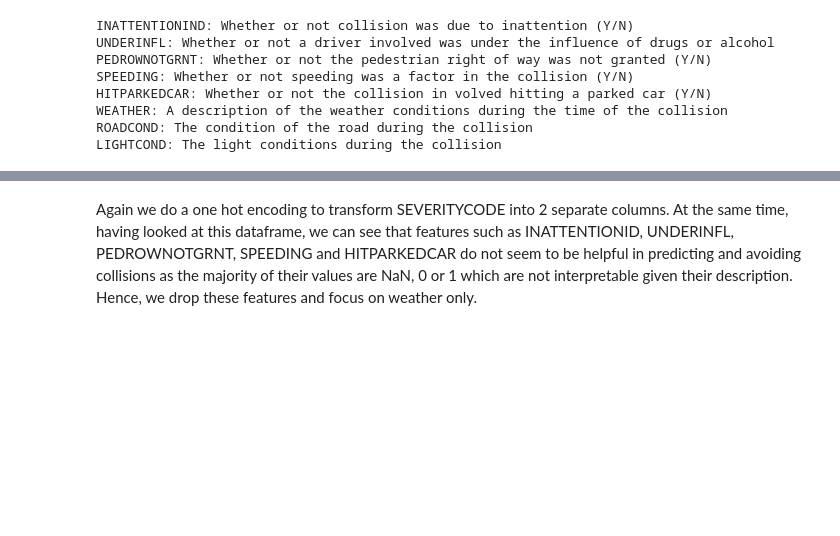
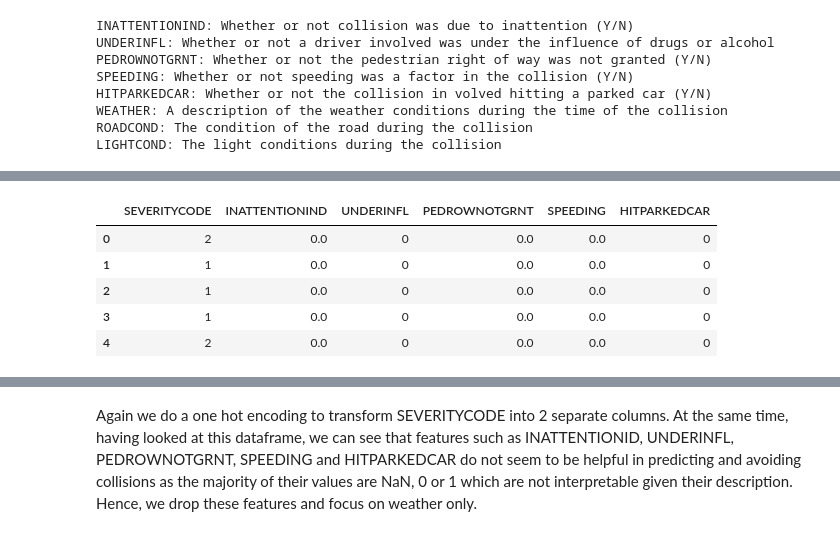
Before and after one commit to pcarugno/Coursera_Capstone, a Jupyter notebook: Coursera_Capstone/Coursera_Capstone Project - Report.ipynb, the cells around one changed output, grey strips where cells are left out. Cells and saved outputs as stored; diff of their text form; code cells hidden in the pictures; blank space fills up the shorter version.

```diff
--- a/Coursera_Capstone/Coursera_Capstone Project - Report.ipynb
+++ b/Coursera_Capstone/Coursera_Capstone Project - Report.ipynb
@@ -415,0 +440,30 @@ cond_df.head(10)
+# %%
+#Encoding INATTENTIONIND (0 = No, 1 = Yes)
+cond_df_driver["INATTENTIONIND"].replace("Y", 1, inplace=True)
+cond_df_driver["INATTENTIONIND"].replace(np.nan, 0, inplace=True)
+
+#Encoding UNDERINFL (0 = No, 1 = Yes)
+cond_df_driver["UNDERINFL"].replace("N", 0, inplace=True)
+cond_df_driver["UNDERINFL"].replace("Y", 1, inplace=True)
+
+#Encoding SPEEDING (0 = No, 1 = Yes)
+cond_df_driver["SPEEDING"].replace("Y", 1, inplace=True)
+cond_df_driver["SPEEDING"].replace(np.nan, 0, inplace=True)
+
+#Encoding PEDROWNOTGRNT(0 = No, 1 = Yes)
+cond_df_driver["PEDROWNOTGRNT"].replace("Y", 1, inplace=True)
+cond_df_driver["PEDROWNOTGRNT"].replace(np.nan, 0, inplace=True)
+
+#Encoding HITPARKEDCAR(0 = No, 1 = Yes)
+cond_df_driver["HITPARKEDCAR"].replace("Y", 1, inplace=True)
+cond_df_driver["HITPARKEDCAR"].replace("N", 0, inplace=True)
+cond_df_driver["HITPARKEDCAR"].replace(np.nan, 0, inplace=True)
+
+cond_df_driver.head()
+# %% [output]
+|  | SEVERITYCODE | INATTENTIONIND | UNDERINFL | PEDROWNOTGRNT | SPEEDING | HITPARKEDCAR |
+| 0 | 2 | 0.0 | 0 | 0.0 | 0.0 | 0 |
+| 1 | 1 | 0.0 | 0 | 0.0 | 0.0 | 0 |
+| 2 | 1 | 0.0 | 0 | 0.0 | 0.0 | 0 |
+| 3 | 1 | 0.0 | 0 | 0.0 | 0.0 | 0 |
+| 4 | 2 | 0.0 | 0 | 0.0 | 0.0 | 0 |
```
Also changed, not shown: parts of 3 cells of this notebook.
